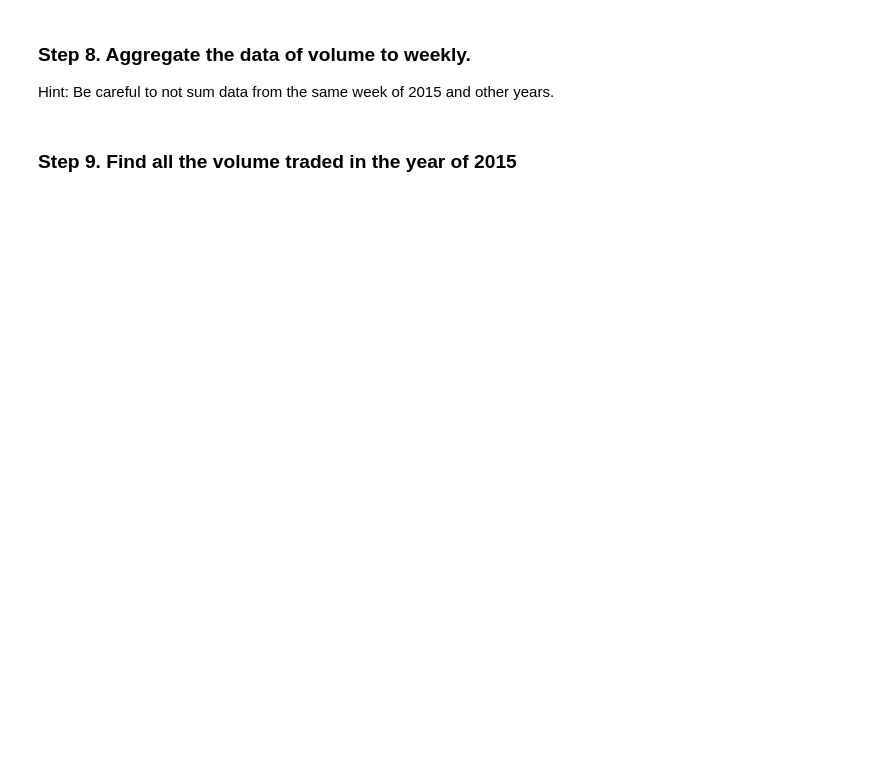
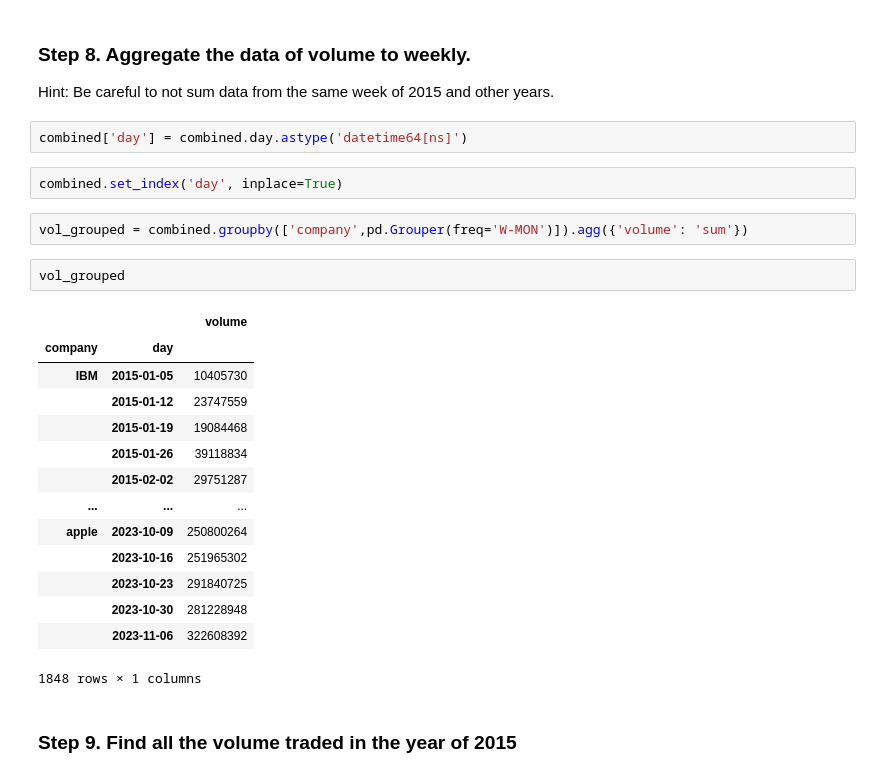
Before and after one commit to drmelezabi/AiCourse_Instant, a Jupyter notebook: Tasks/13_03-10-2023/pandas_exercises/09_Time_Series/Getting_Financial_Data/Exercises.ipynb, the cells around one changed output. Drawn from its saved outputs; the diff is of its cells as text; blank space fills up the shorter version.

```diff
--- a/Tasks/13_03-10-2023/pandas_exercises/09_Time_Series/Getting_Financial_Data/Exercises.ipynb
+++ b/Tasks/13_03-10-2023/pandas_exercises/09_Time_Series/Getting_Financial_Data/Exercises.ipynb
@@ -80,5 +185,28 @@ combined
 # %% [markdown]
 ### Step 8. Aggregate the data of volume to weekly.
 Hint: Be careful to not sum data from the same week of 2015 and other years.
+# %%
+combined['day'] = combined.day.astype('datetime64[ns]')
+# %%
+combined.set_index('day', inplace=True)
+# %%
+vol_grouped = combined.groupby(['company',pd.Grouper(freq='W-MON')]).agg({'volume': 'sum'})
+# %%
+vol_grouped
+# %% [output]
+|  |  | volume |
+| company | day |  |
+| IBM | 2015-01-05 | 10405730 |
+|  | 2015-01-12 | 23747559 |
+|  | 2015-01-19 | 19084468 |
+|  | 2015-01-26 | 39118834 |
+|  | 2015-02-02 | 29751287 |
+| ... | ... | ... |
+| apple | 2023-10-09 | 250800264 |
+|  | 2023-10-16 | 251965302 |
+|  | 2023-10-23 | 291840725 |
+|  | 2023-10-30 | 281228948 |
+|  | 2023-11-06 | 322608392 |
+1848 rows × 1 columns
 # %% [markdown]
 ### Step 9. Find all the volume traded in the year of 2015
```
Also changed, not shown: parts of 14 cells of this notebook.
